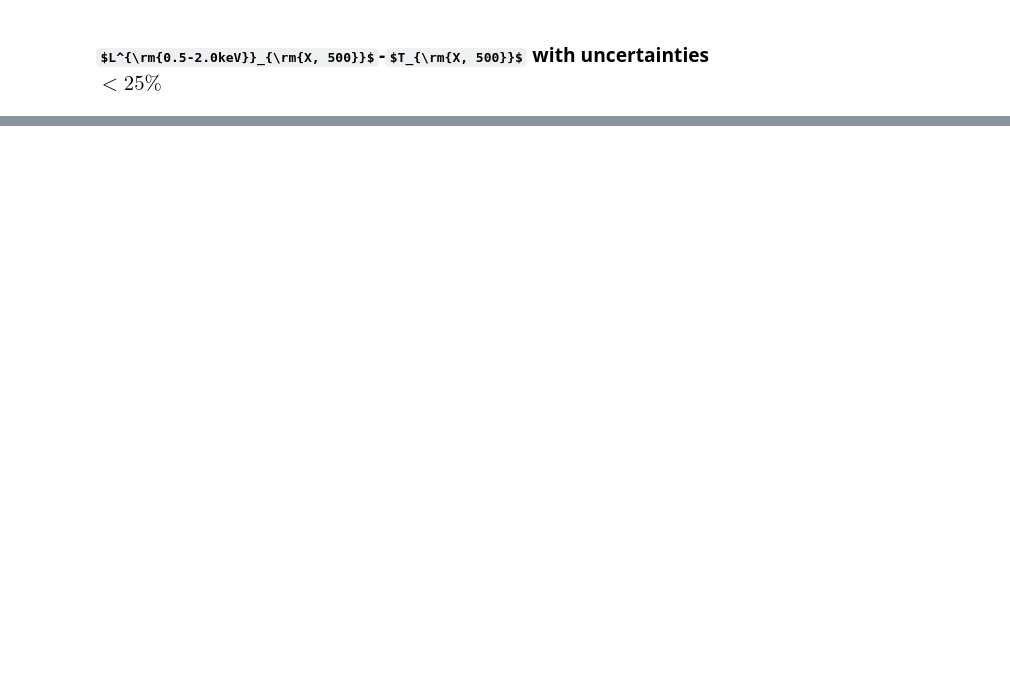
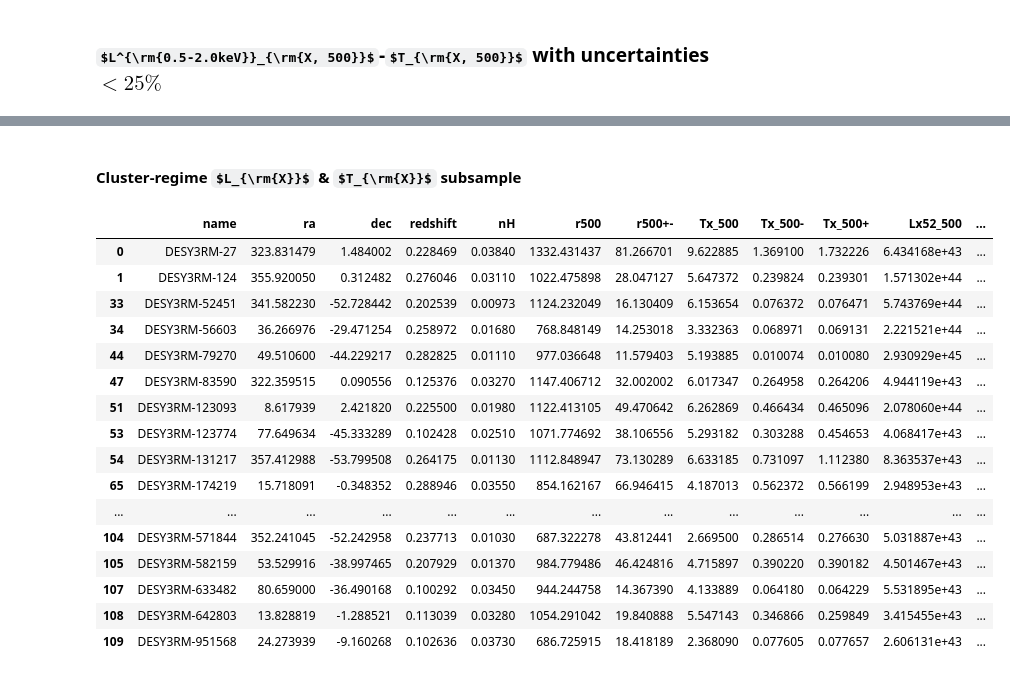
Before and after one commit to DavidT3/DESY3-XMM-Groups, a Jupyter notebook: notebooks/results_analyses/DESY3RM-XMM-groups_Lx-Tx.ipynb, the cells around one changed output, grey strips where cells are left out. Saved outputs shown, nothing was run; the diff lists cells and outputs as text; code cells hidden in the pictures; some formulas as TeX source; blank space fills up the shorter version.

```diff
--- a/notebooks/results_analyses/DESY3RM-XMM-groups_Lx-Tx.ipynb
+++ b/notebooks/results_analyses/DESY3RM-XMM-groups_Lx-Tx.ipynb
@@ -24,6 +24,9 @@ from common import cosmo
 # %%
 gen_fig_out_path = "../../outputs/figures/results_analyses/lx_tx/"
 os.makedirs(gen_fig_out_path, exist_ok=True)
+
+subsamp_res_out_path = "../../outputs/result_files/"
+os.makedirs(subsamp_res_out_path, exist_ok=True)
 # %% [markdown]
 ## Cosmological model
 # %%
@@ -239,0 +302,25 @@ desy3rm_groups_txerr25_lxerr25[desy3rm_groups_txerr25_lxerr25['Tx_500']<0.4]
+# %% [markdown]
+#### Cluster-regime $L_{\rm{X}}$ & $T_{\rm{X}}$ subsample
+# %%
+desy3rm_groups_txerr25_lxerr25_clreg = desy3rm_groups_txerr25_lxerr25[cl_reg_msk]
+desy3rm_groups_txerr25_lxerr25_clreg[['name']].to_csv(subsamp_res_out_path + 'desy3rm_groups_txerr25_lxerr25_cluster-regime-LxTx.csv',
+                                                      index=False)
+desy3rm_groups_txerr25_lxerr25_clreg
+# %% [output]
+|  | name | ra | dec | redshift | nH | r500 | r500+- | Tx_500 | Tx_500- | Tx_500+ | Lx52_500 | ... |
+| 0 | DESY3RM-27 | 323.831479 | 1.484002 | 0.228469 | 0.03840 | 1332.431437 | 81.266701 | 9.622885 | 1.369100 | 1.732226 | 6.434168e+43 | ... |
+| 1 | DESY3RM-124 | 355.920050 | 0.312482 | 0.276046 | 0.03110 | 1022.475898 | 28.047127 | 5.647372 | 0.239824 | 0.239301 | 1.571302e+44 | ... |
+| 33 | DESY3RM-52451 | 341.582230 | -52.728442 | 0.202539 | 0.00973 | 1124.232049 | 16.130409 | 6.153654 | 0.076372 | 0.076471 | 5.743769e+44 | ... |
+| 34 | DESY3RM-56603 | 36.266976 | -29.471254 | 0.258972 | 0.01680 | 768.848149 | 14.253018 | 3.332363 | 0.068971 | 0.069131 | 2.221521e+44 | ... |
+| 44 | DESY3RM-79270 | 49.510600 | -44.229217 | 0.282825 | 0.01110 | 977.036648 | 11.579403 | 5.193885 | 0.010074 | 0.010080 | 2.930929e+45 | ... |
+| 47 | DESY3RM-83590 | 322.359515 | 0.090556 | 0.125376 | 0.03270 | 1147.406712 | 32.002002 | 6.017347 | 0.264958 | 0.264206 | 4.944119e+43 | ... |
+| 51 | DESY3RM-123093 | 8.617939 | 2.421820 | 0.225500 | 0.01980 | 1122.413105 | 49.470642 | 6.262869 | 0.466434 | 0.465096 | 2.078060e+44 | ... |
+| 53 | DESY3RM-123774 | 77.649634 | -45.333289 | 0.102428 | 0.02510 | 1071.774692 | 38.106556 | 5.293182 | 0.303288 | 0.454653 | 4.068417e+43 | ... |
+| 54 | DESY3RM-131217 | 357.412988 | -53.799508 | 0.264175 | 0.01130 | 1112.848947 | 73.130289 | 6.633185 | 0.731097 | 1.112380 | 8.363537e+43 | ... |
+| 65 | DESY3RM-174219 | 15.718091 | -0.348352 | 0.288946 | 0.03550 | 854.162167 | 66.946415 | 4.187013 | 0.562372 | 0.566199 | 2.948953e+43 | ... |
+| ... | ... | ... | ... | ... | ... | ... | ... | ... | ... | ... | ... | ... |
+| 104 | DESY3RM-571844 | 352.241045 | -52.242958 | 0.237713 | 0.01030 | 687.322278 | 43.812441 | 2.669500 | 0.286514 | 0.276630 | 5.031887e+43 | ... |
+| 105 | DESY3RM-582159 | 53.529916 | -38.997465 | 0.207929 | 0.01370 | 984.779486 | 46.424816 | 4.715897 | 0.390220 | 0.390182 | 4.501467e+43 | ... |
+| 107 | DESY3RM-633482 | 80.659000 | -36.490168 | 0.100292 | 0.03450 | 944.244758 | 14.367390 | 4.133889 | 0.064180 | 0.064229 | 5.531895e+43 | ... |
+| 108 | DESY3RM-642803 | 13.828819 | -1.288521 | 0.113039 | 0.03280 | 1054.291042 | 19.840888 | 5.547143 | 0.346866 | 0.259849 | 3.415455e+43 | ... |
+| 109 | DESY3RM-951568 | 24.273939 | -9.160268 | 0.102636 | 0.03730 | 686.725915 | 18.418189 | 2.368090 | 0.077605 | 0.077657 | 2.606131e+43 | ... |
```
Also changed, not shown: parts of 14 cells of this notebook, 4 other files.
